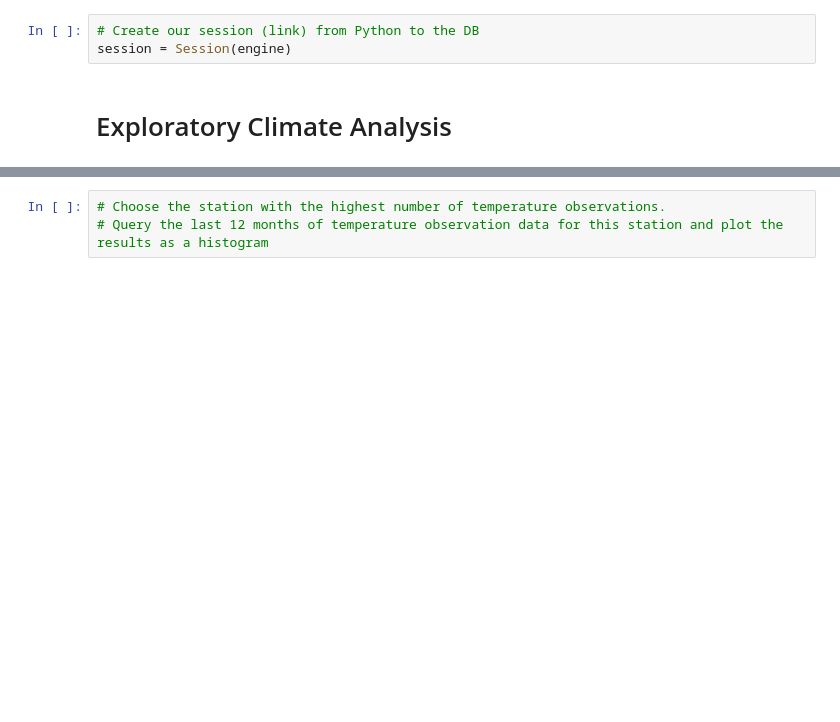
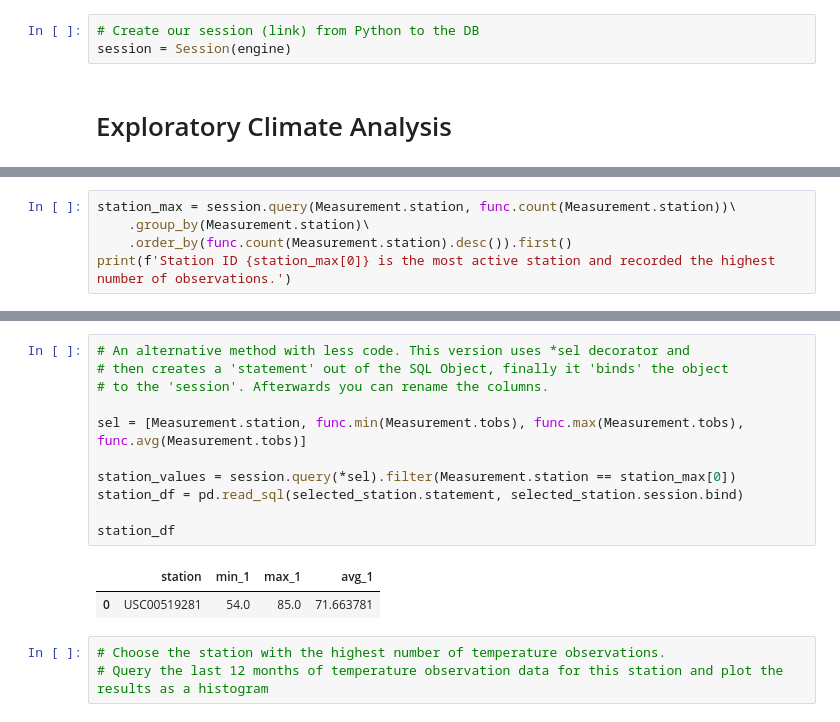
Before and after one commit to jaysueno/sqlalchemy-challenge, a Jupyter notebook: climate_starter.ipynb, the cells around one changed output, grey strips where cells are left out. Drawn from its saved outputs; the diff is of its cells as text; blank space fills up the shorter version.

```diff
--- a/climate_starter.ipynb
+++ b/climate_starter.ipynb
@@ -174,0 +206,5 @@ df.describe()
+# %%
+station_max = session.query(Measurement.station, func.count(Measurement.station))\
+    .group_by(Measurement.station)\
+    .order_by(func.count(Measurement.station).desc()).first()
+print(f'Station ID {station_max[0]} is the most active station and recorded the highest number of observations.')
@@ -175,3 +232,17 @@ df.describe()
+# %%
+# An alternative method with less code. This version uses *sel decorator and
+# then creates a 'statement' out of the SQL Object, finally it 'binds' the object
+# to the 'session'. Afterwards you can rename the columns.
+
+sel = [Measurement.station, func.min(Measurement.tobs), func.max(Measurement.tobs), func.avg(Measurement.tobs)]
+
+station_values = session.query(*sel).filter(Measurement.station == station_max[0])
+station_df = pd.read_sql(selected_station.statement, selected_station.session.bind)
+
+station_df
+# %% [output]
+|  | station | min_1 | max_1 | avg_1 |
+| 0 | USC00519281 | 54.0 | 85.0 | 71.663781 |
 # %%
 # Choose the station with the highest number of temperature observations.
 # Query the last 12 months of temperature observation data for this station and plot the results as a histogram
```
Also changed, not shown: parts of 21 cells of this notebook.
